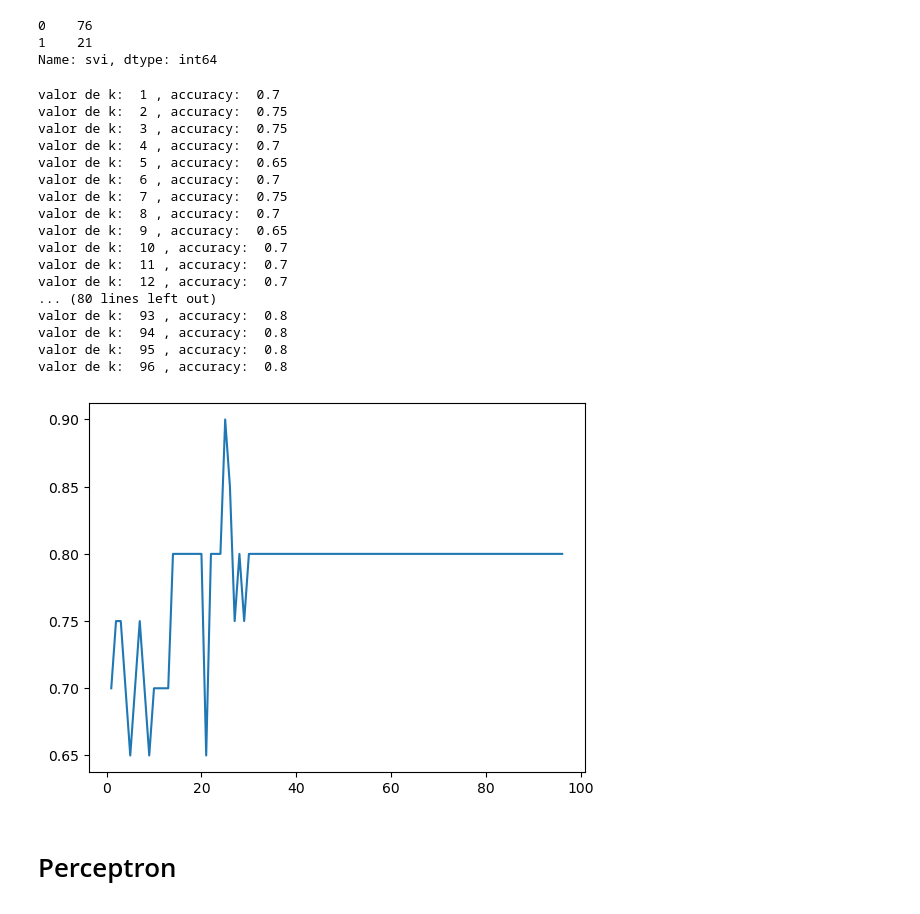
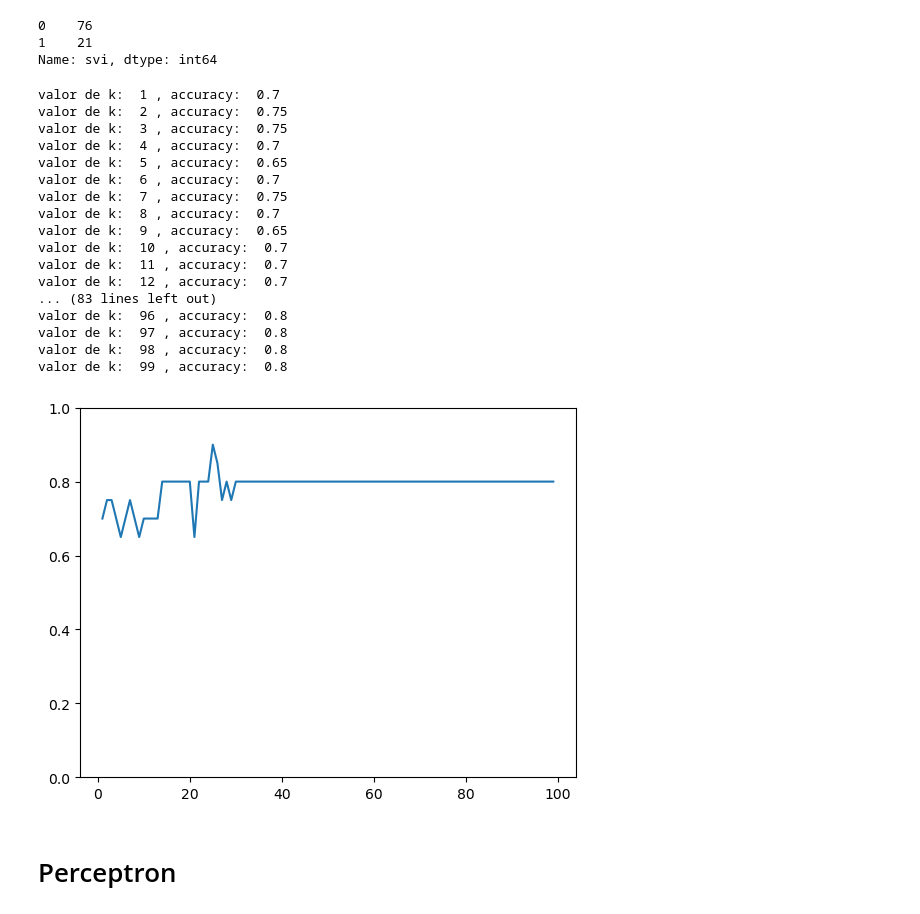
Before and after one commit to afrincon2/Data_Scientist, a Jupyter notebook: KNN/KNNandPerceptronEx.ipynb, the cells around one changed output. Drawn from its saved outputs; the diff is of its cells as text; code cells hidden in the pictures.

```diff
--- a/KNN/KNNandPerceptronEx.ipynb
+++ b/KNN/KNNandPerceptronEx.ipynb
@@ -68,15 +68,17 @@ def predict(Xtrain,train_labels,test_point,k):
     closets_neigh=train_labels[nearest_neighbors]
     return st.mode(closets_neigh)[0][0]
 # %%
+"""
 embedding = PCA(n_components=2)#, normalized_stress='auto')
 X_transformed_train = embedding.fit_transform(X_train)
 X_transformed_train = np.vstack((X_transformed_train.T, y_train)).T
 X_transformed_test = embedding.fit_transform(X_test)
+"""
 def test(k):
     success = 0
-    examples = X_transformed_test[:,[0,1]]
+    examples = X_test
     for e in range(len(examples)):
-        z = predict(X_transformed_train,y_train,X_transformed_test[e],k)
+        z = predict(X_train,y_train,X_test[e],k)
         if z == y_test[e]:
             success += 1
     return float(success) / len(examples)
@@ -135,7 +138,7 @@ array([0, 1, 2, ..., 8, 9, 8])
 # %%
 X_train_digits, X_test_digits, y_train_digits, y_test_digits = train_test_split(digits['data'] ,digits["target"],test_size=0.20, random_state=42)
 # %%
-
+""""
 standardized_data_train = MinMaxScaler().fit_transform(X_train_digits)
 standardized_data_test = MinMaxScaler().fit_transform(X_test_digits)
 #(1797, 64)
@@ -144,17 +147,18 @@ X_transformed_train_digits = embedding.fit_transform(standardized_data_train)
 
 X_transformed_train_digits = np.vstack((X_transformed_train_digits.T, y_train_digits)).T
 X_transformed_test_digits = embedding.fit_transform(standardized_data_test)
+"""
 
 def test(k):
     success = 0
-    examples = X_transformed_test_digits[:,[0,1]]
+    examples = X_test_digits
     for e in range(len(examples)):
-        z = predict(X_transformed_train_digits,y_train_digits,X_transformed_test_digits[e],k)
+        z = predict(X_train_digits,y_train_digits,X_test_digits[e],k)
         if z == y_test_digits[e]:
             success += 1
     return float(success) / len(examples)
 
-valor_k=[1,2,3,4,5,10,50,100,150,200,500,1000]
+valor_k=np.arange(1,200,1)
 yaccuracy_k=[]
 for k in valor_k:
     print(k)
@@ -176,7 +186,8 @@ for k in valor_k:
 # %%
-valor_k=np.array([1,2,3,4,5,10,50,100,150,200,500,1000])
+valor_k=np.array(valor_k)
 for i in range(len(valor_k)):
     print("valor de k: ", valor_k[i], ", accuracy: ", yaccuracy_k[i])
 plt.plot(valor_k,yaccuracy_k)
+plt.ylim(0,1)
 plt.show()
 # %% [output]
@@ -248,7 +264,7 @@ def test(k):
             success += 1
     return float(success) / len(examples)
 
-valor_k=np.arange(1,97,1)
+valor_k=np.arange(1,100,1)
 yaccuracy_k=[]
 for k in valor_k:
     accuracy_k=test(k)
@@ -256,28 +272,30 @@ for k in valor_k:
 # %%
 
 for i in range(len(valor_k)):
     print("valor de k: ", valor_k[i], ", accuracy: ", yaccuracy_k[i])
 plt.plot(valor_k,yaccuracy_k)
+plt.title("Test data accuracy")
+plt.ylim(0,1)
 plt.show()
 # %% [output]
 valor de k:  1 , accuracy:  0.7
 valor de k:  2 , accuracy:  0.75
 valor de k:  3 , accuracy:  0.75
 valor de k:  4 , accuracy:  0.7
 valor de k:  5 , accuracy:  0.65
 valor de k:  6 , accuracy:  0.7
 valor de k:  7 , accuracy:  0.75
 valor de k:  8 , accuracy:  0.7
 valor de k:  9 , accuracy:  0.65
 valor de k:  10 , accuracy:  0.7
 valor de k:  11 , accuracy:  0.7
 valor de k:  12 , accuracy:  0.7
-... (80 lines left out)
-valor de k:  93 , accuracy:  0.8
-valor de k:  94 , accuracy:  0.8
-valor de k:  95 , accuracy:  0.8
+... (83 lines left out)
 valor de k:  96 , accuracy:  0.8
+valor de k:  97 , accuracy:  0.8
+valor de k:  98 , accuracy:  0.8
+valor de k:  99 , accuracy:  0.8
-[figure, old version]
+[figure, new version]
 # %% [markdown]
 # Perceptron
 # %%
```
Also changed, not shown: parts of 4 cells of this notebook.
